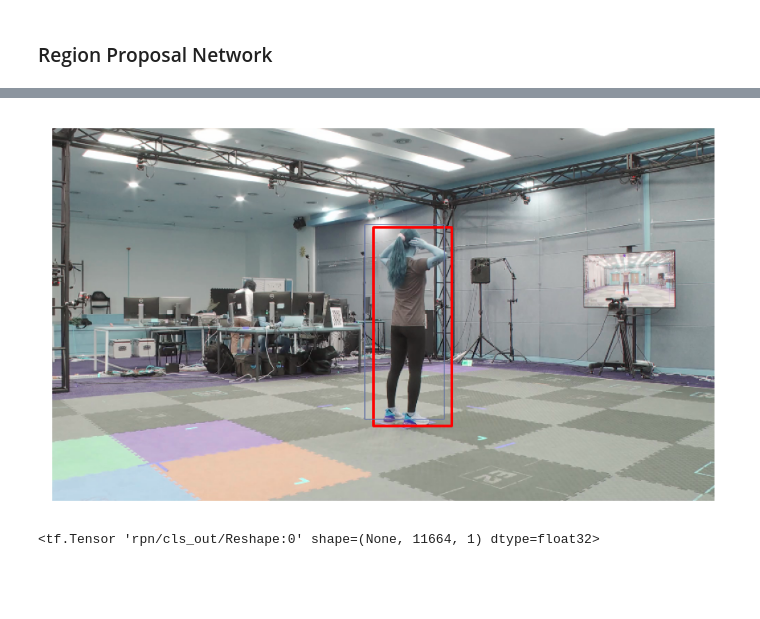
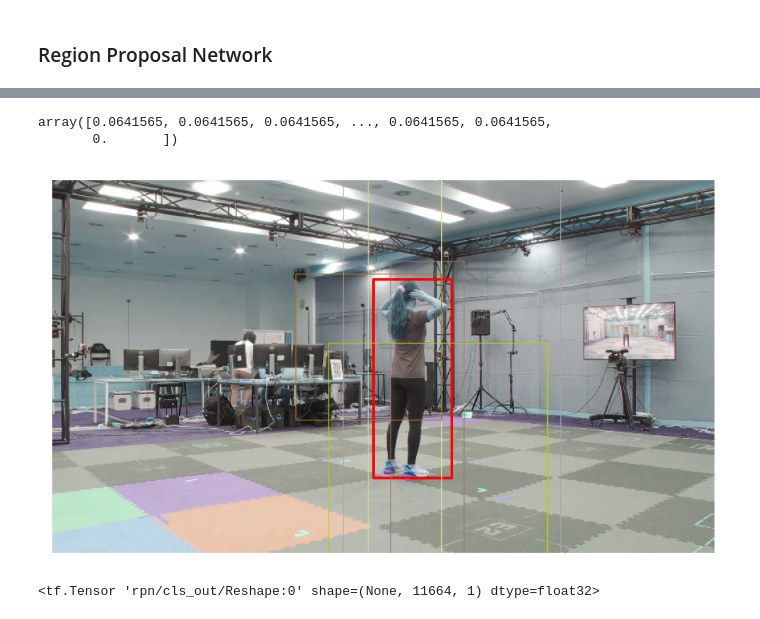
Before and after one commit to sooooner/Human-Detection-Model, a Jupyter notebook: rcnn.ipynb, the cells around one changed output, grey strips where cells are left out. Saved outputs shown, nothing was run; the diff lists cells and outputs as text; code cells hidden in the pictures; blank space fills up the shorter version.

```diff
--- a/rcnn.ipynb
+++ b/rcnn.ipynb
@@ -327,12 +331,15 @@ cls_label, reg_label = label_generator(GT, anchor_boxes)
 ### Region Proposal Network
 # %%
 class RPN(tf.keras.models.Model):
-    def __init__(self, img_size, anchor_boxes, k=9, backbone='vgg',**kwargs):
+    def __init__(self, img_size, anchor_boxes, k=9, n_sample=64, backbone='vgg', **kwargs):
         super(RPN, self).__init__(**kwargs)
-        self.backbone = backbone
         self.img_size = img_size
         self.anchor_boxes = anchor_boxes
+        self.num_of_anchor = len(self.anchor_boxes)
+        self.n_sample = n_sample
         self.k = k
+        self.backbone = backbone
+
         self.base_model = get_base(self.img_size, model=self.backbone)
         self.window = tf.keras.layers.Conv2D(filters=256, kernel_size=3, strides=1, padding='same')
         self.bbox_reg = tf.keras.layers.Conv2D(filters=self.k*4, kernel_size=1, activation='linear')
@@ -350,14 +357,12 @@ class RPN(tf.keras.models.Model):
         indices = tf.where(tf.not_equal(y_true, tf.constant(-1.0, dtype=tf.float64)))
         target = tf.gather_nd(y_true, indices)
         output = tf.gather_nd(y_pred, indices)
-        return tf.losses.BinaryCrossentropy()(target, output)
+        return tf.losses.BinaryCrossentropy(reduction=tf.losses.Reduction.SUM)(target, output)/self.n_sample
 
     def Reg_Loss(self, y_true, y_pred):
         indices = tf.reduce_any(tf.not_equal(y_true, 0), axis=-1)
-        loss_fn = tf.losses.Huber(reduction=tf.losses.Reduction.NONE)
-        loss_for_all = loss_fn(y_true[indices], y_pred[indices])
-        loss_for_all = tf.reduce_mean(loss_for_all, axis=-1)
-        return loss_for_all
+        loss = tf.losses.Huber(reduction=tf.losses.Reduction.SUM)(y_true[indices], y_pred[indices])
+        return loss/self.num_of_anchor
 
     def train_step(self, data):
         x, y = data
@@ -387,17 +392,32 @@ class RPN(tf.keras.models.Model):
         cls_loss = self.Cls_Loss(y_cls, cls)
         reg_loss = self.Reg_Loss(y_reg, bbox_reg)
         losses = cls_loss + rpn_lambda * reg_loss
+
         self.test_loss_tracker.update_state(losses)
         return {'rpn_loss_val': self.test_loss_tracker.result()}
 
+    def bbox_regression(self, boxes):
+        tx = (boxes[:, :, 0] - self.anchor_boxes[:, 0]) / self.anchor_boxes[:, 2]
+        ty = (boxes[:, :, 1] - self.anchor_boxes[:, 1]) / self.anchor_boxes[:, 3]
+        tw = tf.math.log(tf.maximum(boxes[:, :, 2], np.finfo(np.float64).eps) / self.anchor_boxes[:, 2])
+        th = tf.math.log(tf.maximum(boxes[:, :, 3], np.finfo(np.float64).eps) / self.anchor_boxes[:, 3])
+        return tf.stack([tx, ty, tw, th], -1)
+
+    def inverse_bbox_regression(self, boxes):
+        gx = self.anchor_boxes[:, 2] * boxes[:, :, 0] + self.anchor_boxes[:, 0]
+        gy = self.anchor_boxes[:, 3] * boxes[:, :, 1] + self.anchor_boxes[:, 1]
+        gw = self.anchor_boxes[:, 2] * tf.exp(boxes[:, :, 2])
+        gh = self.anchor_boxes[:, 3] * tf.exp(boxes[:, :, 3])
+        return tf.stack([gx, gy, gw, gh], axis=-1)
 
     def call(self, inputs):
         feature_extractor = self.base_model(inputs)
         intermediate = self.window(feature_extractor)
-        cls_ = self.cls(intermediate)
-        cls = self.cls_reshape(cls_)
-        bbox_reg_ = self.bbox_reg(intermediate)
-        bbox_reg = self.bbox_reg_reshape(bbox_reg_)
+        cls = self.cls(intermediate)
+        cls = self.cls_reshape(cls)
+        bbox_reg = self.bbox_reg(intermediate)
+        bbox_reg = self.bbox_reg_reshape(bbox_reg)
+        bbox_reg = self.bbox_regression(bbox_reg)
         return cls, bbox_reg, feature_extractor
 # %%
 tf.keras.backend.clear_session()
@@ -437,0 +470,2 @@ score, rp, _ = rpn(tf.expand_dims(image, 0))
+# %%
+rp = rpn.inverse_bbox_regression(rp)
@@ -493,3 +572,8 @@ rois, ious = get_rois(score, rp, anchor_boxes)
+# %%
+ious
+# %% [output]
+array([0.0641565, 0.0641565, 0.0641565, ..., 0.0641565, 0.0641565,
+       0.       ])
 # %%
 def anchor_to_coordinate(box):
     x1 = box[0] - box[2]/2
@@ -498,34 +582,34 @@ def anchor_to_coordinate(box):
     y2 = box[1] + box[3]/2
     return (x1, x2, y1, y2)
 # %%
-max_output_size = 1
+max_output_size = 5
 colors = {k: tuple(map(int, np.random.randint(0, 255, 3))) for k in range(max_output_size)}
 x1 = int(ground_truth_row['x_min'])
 x2 = int(ground_truth_row['x_max'])
 y1 = int(ground_truth_row['y_min'])
 y2 = int(ground_truth_row['y_max'])
 
 img_ = image.copy()
 cv2.rectangle(img_, (x1, y1), (x2, y2), (255, 0, 0), thickness=2)
 
 selected_indices = tf.image.non_max_suppression(rois, ious, max_output_size=max_output_size, score_threshold=0.01)
 anchors = tf.gather(rois, selected_indices)
 
 for i, anchor in enumerate(anchors):
     anchor = anchor_to_coordinate(anchor.numpy())
     cv2.rectangle(
         img_,
         (int(anchor[0]), int(anchor[2])), (int(anchor[1]), int(anchor[3])),
         colors.get(i),
         thickness=1
     )
 
 fig, ax = plt.subplots(dpi=200)
 ax.imshow(img_)
 ax.axis('off')
 plt.show()
 # %% [output]
-[figure, old version]
+[figure, new version]
 # %%
 scores, rps, _ = rpn(tf.keras.layers.Input(image.shape))
 # %%
```
Also changed, not shown: parts of 28 cells of this notebook.
